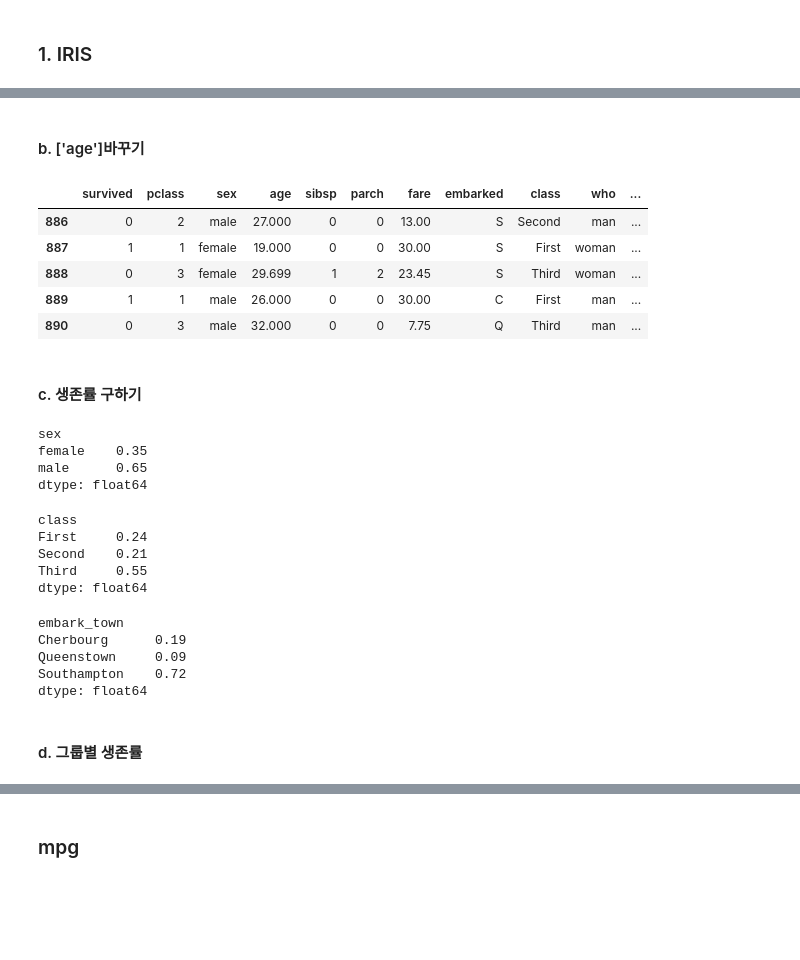
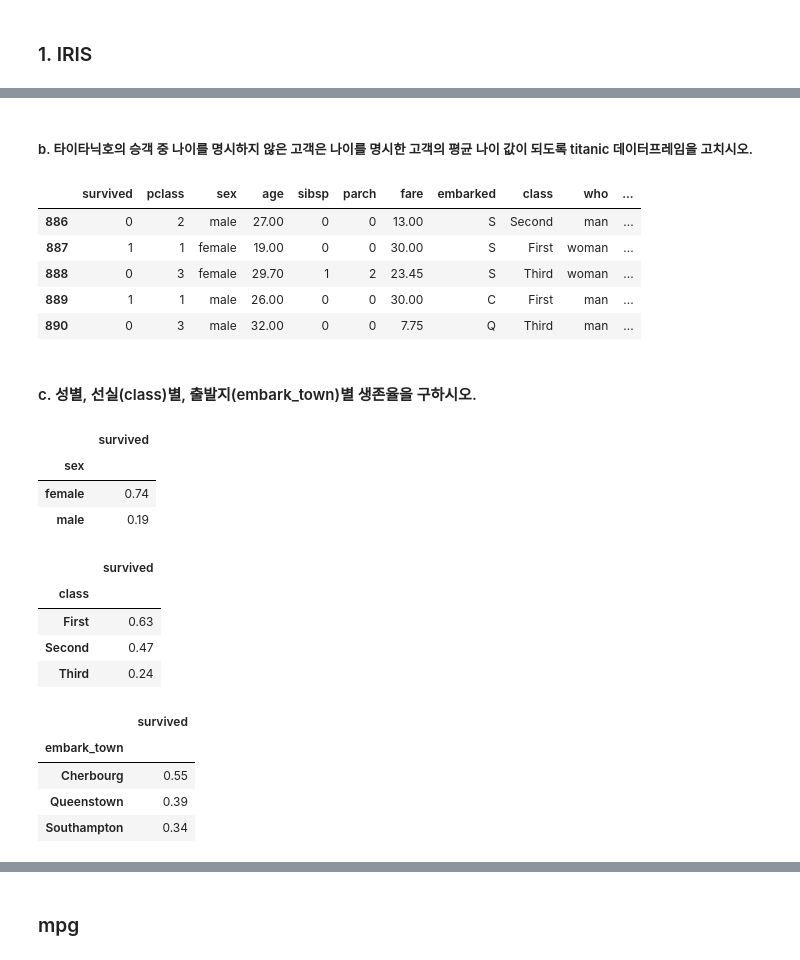
Before and after one commit to yeonhaneul/Data-Analysis-2020, a Jupyter notebook: 03.Pandas/1111_연습문제.ipynb, the cells around one changed output, grey strips where cells are left out. Cells and saved outputs as stored; diff of their text form; code cells hidden in the pictures; blank space fills up the shorter version.

```diff
--- a/03.Pandas/1111_연습문제.ipynb
+++ b/03.Pandas/1111_연습문제.ipynb
@@ -130,0 +55,13 @@ dtype: float64
+# %%
+pd.options.display.float_format = lambda iris2: f'{iris2:.2f}'
+iris2 = pd.DataFrame({
+    "species" : species,
+    "columns" : columns,
+    "old_mean" : o_mean_list,
+    "old_std" : o_std_list,
+    "outlier" : outlier_list,
+    "new_mean" : n_mean_list,
+    "new_std" : n_std_list
+})
+n_iris = iris2.set_index(['species', 'columns'])
+n_iris
@@ -159,45 +111,41 @@ titanic.tail()
-# %% [markdown]
-#### b. ['age']바꾸기
+# %% [markdown]
+##### b. 타이타닉호의 승객 중 나이를 명시하지 않은 고객은 나이를 명시한 고객의 평균 나이 값이 되도록 titanic 데이터프레임을 고치시오.
 # %%
-titanic['age'] = round(titanic['age'].fillna(titanic['age'].mean()),3)
+pd.options.display.float_format = lambda titanic: f'{titanic:.2f}'
+titanic['age'] = titanic['age'].fillna(titanic['age'].mean())
 titanic.tail()
 # %% [output]
 |  | survived | pclass | sex | age | sibsp | parch | fare | embarked | class | who | ... |
-| 886 | 0 | 2 | male | 27.000 | 0 | 0 | 13.00 | S | Second | man | ... |
-| 887 | 1 | 1 | female | 19.000 | 0 | 0 | 30.00 | S | First | woman | ... |
-| 888 | 0 | 3 | female | 29.699 | 1 | 2 | 23.45 | S | Third | woman | ... |
-| 889 | 1 | 1 | male | 26.000 | 0 | 0 | 30.00 | C | First | man | ... |
-| 890 | 0 | 3 | male | 32.000 | 0 | 0 | 7.75 | Q | Third | man | ... |
+| 886 | 0 | 2 | male | 27.00 | 0 | 0 | 13.00 | S | Second | man | ... |
+| 887 | 1 | 1 | female | 19.00 | 0 | 0 | 30.00 | S | First | woman | ... |
+| 888 | 0 | 3 | female | 29.70 | 1 | 2 | 23.45 | S | Third | woman | ... |
+| 889 | 1 | 1 | male | 26.00 | 0 | 0 | 30.00 | C | First | man | ... |
+| 890 | 0 | 3 | male | 32.00 | 0 | 0 | 7.75 | Q | Third | man | ... |
-# %% [markdown]
-#### c. 생존률 구하기
-# %%
-# 성별 생존률
-sex_pct = round(titanic.groupby("sex").size().astype(int)/len(titanic),2)
-sex_pct
-# %% [output]
-sex
-female    0.35
-male      0.65
-dtype: float64
+# %% [markdown]
+#### c. 성별, 선실(class)별, 출발지(embark_town)별 생존율을 구하시오.
+# %%
+# 성별별 생존률
+titanic.pivot_table('survived', 'sex')
+# %% [output]
+|  | survived |
+| sex |  |
+| female | 0.74 |
+| male | 0.19 |
 # %%
 # 선실별 생존률
-class_pct = round(titanic.groupby("class").size().astype(int)/len(titanic),2)
-class_pct
+titanic.pivot_table('survived', 'class')
 # %% [output]
-class
-First     0.24
-Second    0.21
-Third     0.55
-dtype: float64
+|  | survived |
+| class |  |
+| First | 0.63 |
+| Second | 0.47 |
+| Third | 0.24 |
 # %%
 # 출발지별 생존률
-embark_town_pct = round(titanic.groupby("embark_town").size().astype(int)/len(titanic),2)
-embark_town_pct
+titanic.pivot_table('survived', 'embark_town')
 # %% [output]
-embark_town
-Cherbourg      0.19
-Queenstown     0.09
-Southampton    0.72
-dtype: float64
+|  | survived |
+| embark_town |  |
+| Cherbourg | 0.55 |
+| Queenstown | 0.39 |
+| Southampton | 0.34 |
-# %% [markdown]
-#### d. 그룹별 생존률
```
Also changed, not shown: parts of 46 cells of this notebook, 1 other file.
